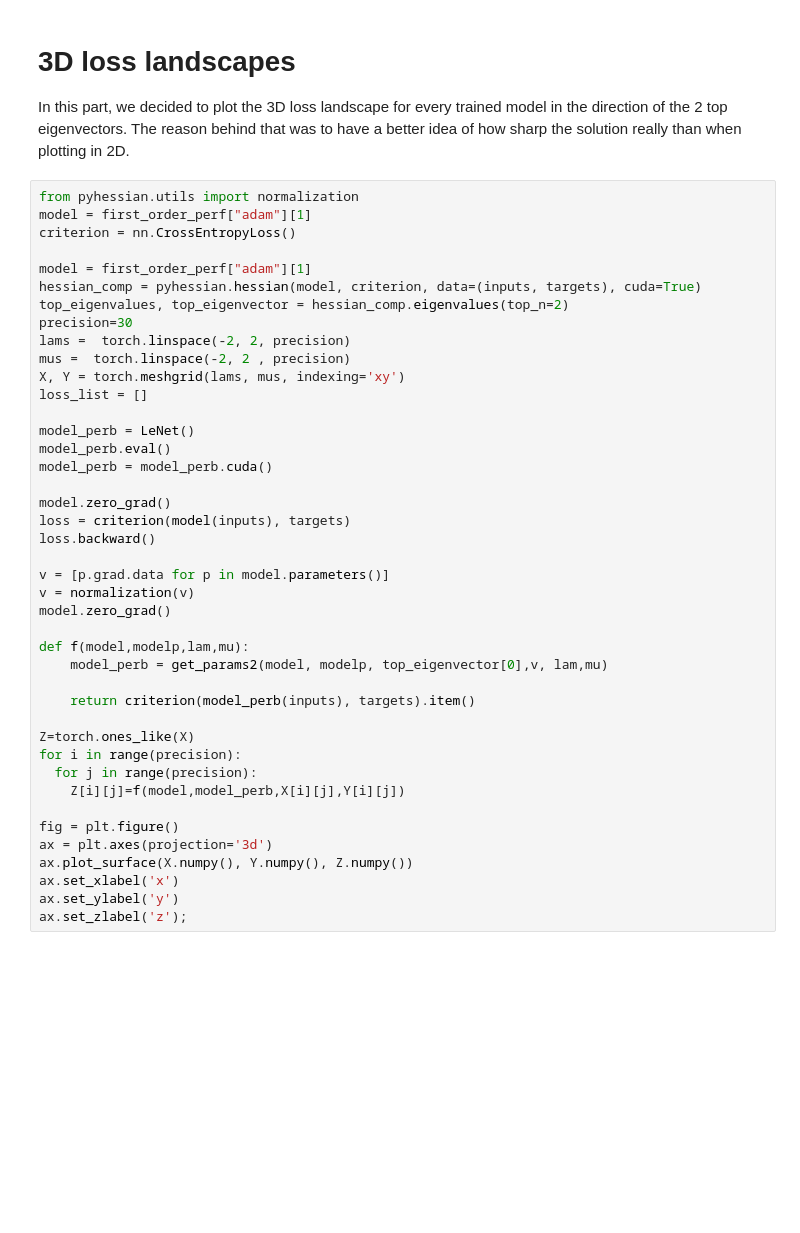
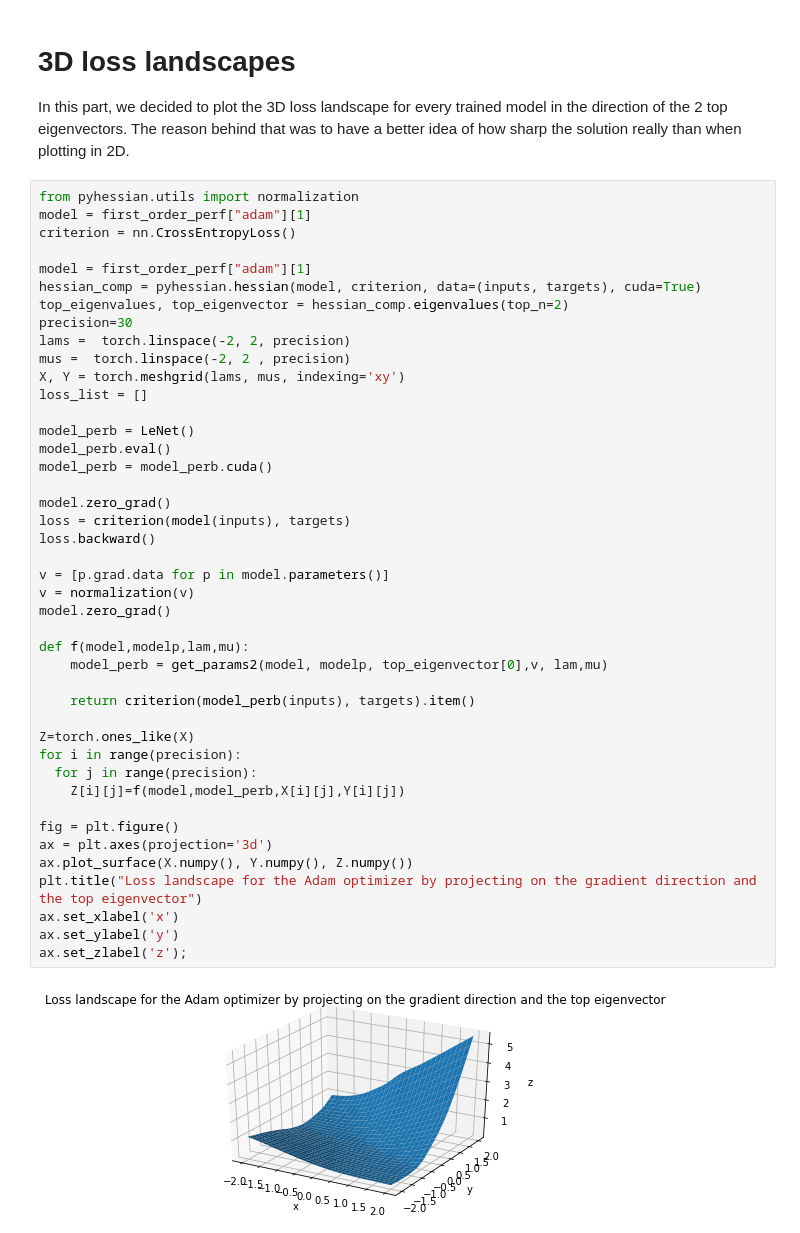
Before and after one commit to AttiaYoussef/OptML, a Jupyter notebook: src/Project.ipynb, the cells around one changed output. Saved outputs shown, nothing was run; the diff lists cells and outputs as text; blank space fills up the shorter version.

```diff
--- a/src/Project.ipynb
+++ b/src/Project.ipynb
@@ -312,33 +418,36 @@ X, Y = torch.meshgrid(lams, mus, indexing='xy')
 loss_list = []
 
 model_perb = LeNet()
 model_perb.eval()
 model_perb = model_perb.cuda()
 
 model.zero_grad()
 loss = criterion(model(inputs), targets)
 loss.backward()
 
 v = [p.grad.data for p in model.parameters()]
 v = normalization(v)
 model.zero_grad()
 
 def f(model,modelp,lam,mu):
     model_perb = get_params2(model, modelp, top_eigenvector[0],v, lam,mu)
 
     return criterion(model_perb(inputs), targets).item()
 
 Z=torch.ones_like(X)
 for i in range(precision):
   for j in range(precision):
     Z[i][j]=f(model,model_perb,X[i][j],Y[i][j])
 
 fig = plt.figure()
 ax = plt.axes(projection='3d')
 ax.plot_surface(X.numpy(), Y.numpy(), Z.numpy())
+plt.title("Loss landscape for the Adam optimizer by projecting on the gradient direction and the top eigenvector")
 ax.set_xlabel('x')
 ax.set_ylabel('y')
 ax.set_zlabel('z');
+# %% [output]
+[figure, added]
 # %%
 model = first_order_perf["adagrad"][1]
 criterion = nn.CrossEntropyLoss()
```
Also changed, not shown: parts of 20 cells of this notebook.
